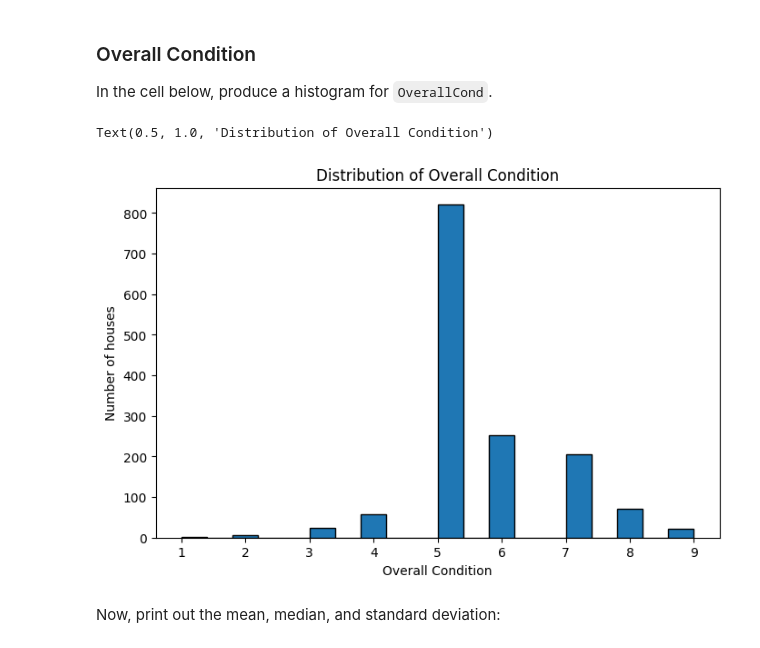
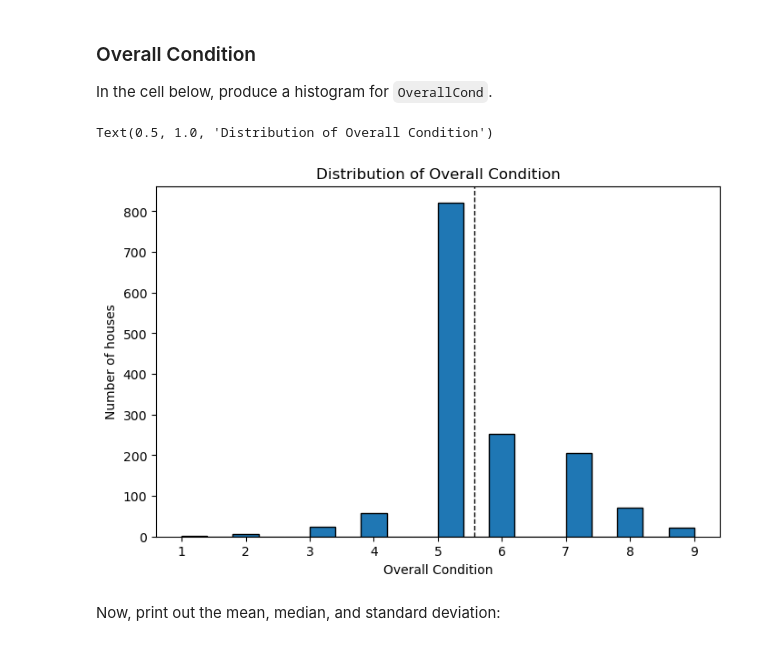
Before and after one commit to Namnyak/eda-with-pandas, a Jupyter notebook: index.ipynb, the cells around one changed output. Drawn from its saved outputs; the diff is of its cells as text; code cells hidden in the pictures.

```diff
--- a/index.ipynb
+++ b/index.ipynb
@@ -238,15 +242,17 @@ In the cell below, produce a histogram for `OverallCond`.
 # %%
 # Your code here
 overall_cond_col =df['OverallCond']
+mean_OverallCond = overall_cond_col.mean()
 
 plt.figure(figsize=(8,5))
 plt.hist(overall_cond_col, bins=20, edgecolor='black')
+plt.axvline(mean_OverallCond, color='black', linestyle='dashed', linewidth=1)
 plt.xlabel('Overall Condition')
 plt.ylabel('Number of houses')
 plt.title('Distribution of Overall Condition')
 # %% [output]
 Text(0.5, 1.0, 'Distribution of Overall Condition')
-[figure, old version]
+[figure, new version]
 # %% [markdown]
 Now, print out the mean, median, and standard deviation:
 # %%
```
Also changed, not shown: parts of 4 cells of this notebook.
